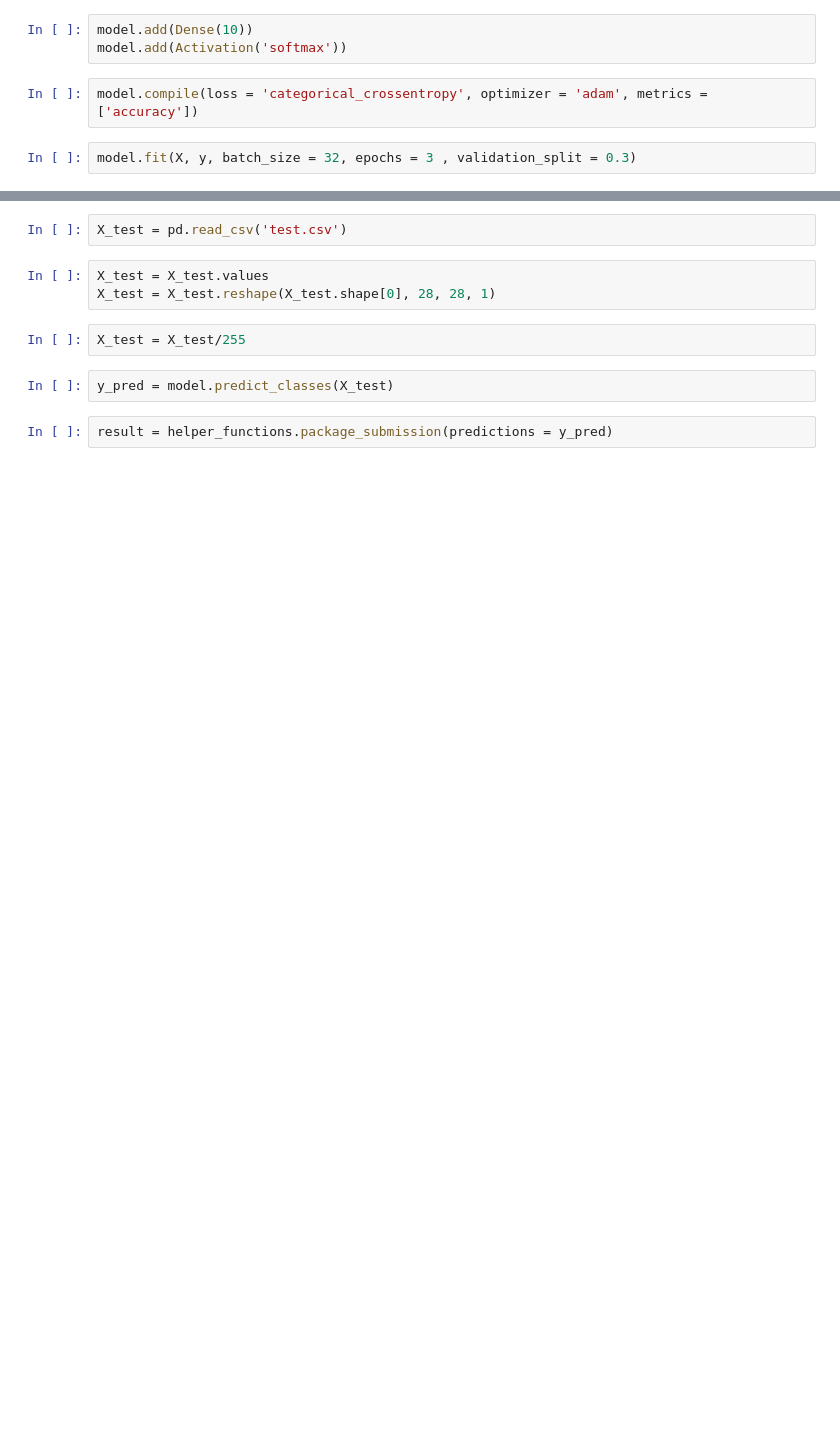
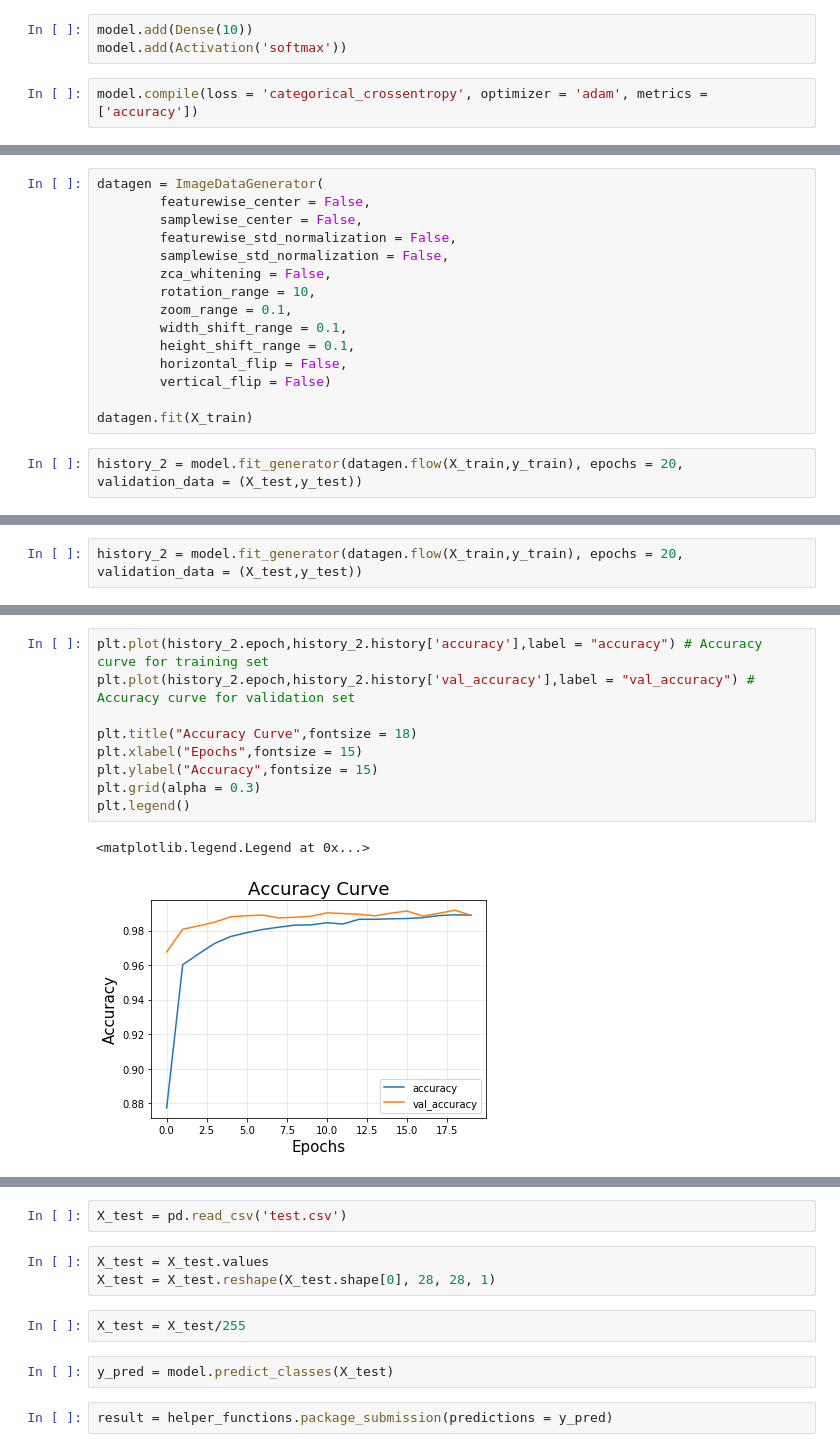
Before and after one commit to Mathias1989/mathias.buxhoeveden-gmail.com, a Jupyter notebook: Analysis.ipynb, the cells around one changed output, grey strips where cells are left out. Cells and saved outputs as stored; diff of their text form; blank space fills up the shorter version.

```diff
--- a/Analysis.ipynb
+++ b/Analysis.ipynb
@@ -40,5 +52,3 @@ model.add(Dense(10))
 model.add(Activation('softmax'))
 # %%
 model.compile(loss = 'categorical_crossentropy', optimizer = 'adam', metrics = ['accuracy'])
-# %%
-model.fit(X, y, batch_size = 32, epochs = 3 , validation_split = 0.3)
@@ -53,0 +66,17 @@ Epoch 3/3
+# %%
+datagen = ImageDataGenerator(
+        featurewise_center = False,
+        samplewise_center = False,
+        featurewise_std_normalization = False,
+        samplewise_std_normalization = False,
+        zca_whitening = False,
+        rotation_range = 10,
+        zoom_range = 0.1,
+        width_shift_range = 0.1,
+        height_shift_range = 0.1,
+        horizontal_flip = False,
+        vertical_flip = False)
+
+datagen.fit(X_train)
+# %%
+history_2 = model.fit_generator(datagen.flow(X_train,y_train), epochs = 20, validation_data = (X_test,y_test))
@@ -53,0 +101,2 @@ Epoch 3/3
+# %%
+history_2 = model.fit_generator(datagen.flow(X_train,y_train), epochs = 20, validation_data = (X_test,y_test))
@@ -53,0 +121,12 @@ Epoch 3/3
+# %%
+plt.plot(history_2.epoch,history_2.history['accuracy'],label = "accuracy") # Accuracy curve for training set
+plt.plot(history_2.epoch,history_2.history['val_accuracy'],label = "val_accuracy") # Accuracy curve for validation set
+
+plt.title("Accuracy Curve",fontsize = 18)
+plt.xlabel("Epochs",fontsize = 15)
+plt.ylabel("Accuracy",fontsize = 15)
+plt.grid(alpha = 0.3)
+plt.legend()
+# %% [output]
+<matplotlib.legend.Legend at 0x...>
+[figure, added]
```
Also changed, not shown: parts of 20 cells of this notebook, 3 other files.
